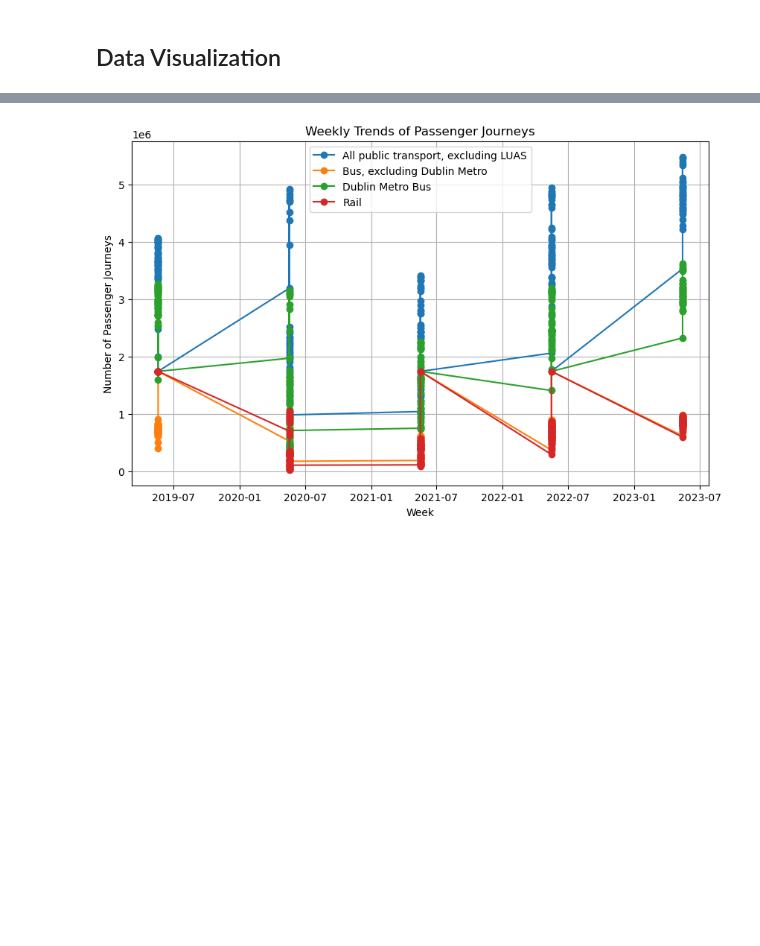
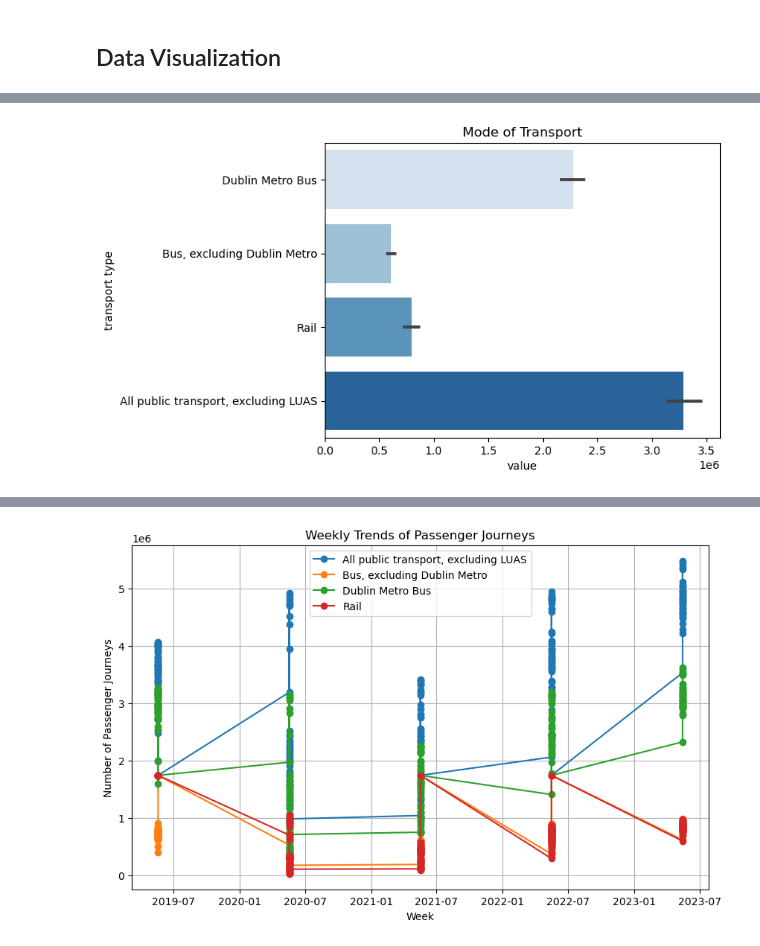
Before and after one commit to SedaColasan/Transport, a Jupyter notebook: transport.ipynb, the cells around one changed output, grey strips where cells are left out. Drawn from its saved outputs; the diff is of its cells as text; code cells hidden in the pictures; blank space fills up the shorter version.

```diff
--- a/transport.ipynb
+++ b/transport.ipynb
@@ -183,0 +232,11 @@ dtype: int64
+# %%
+#Creating bar plot
+sns.barplot(x = 'VALUE',y = 'Mode of Transport',data = ireland,palette = "Blues")
+#Adding the aesthetics
+plt.title('Mode of Transport')
+plt.xlabel('value')
+plt.ylabel('transport type')
+# Show the plot
+plt.show()
+# %% [output]
+[figure, added]
```
Also changed, not shown: parts of 48 cells of this notebook, 1 other file.
